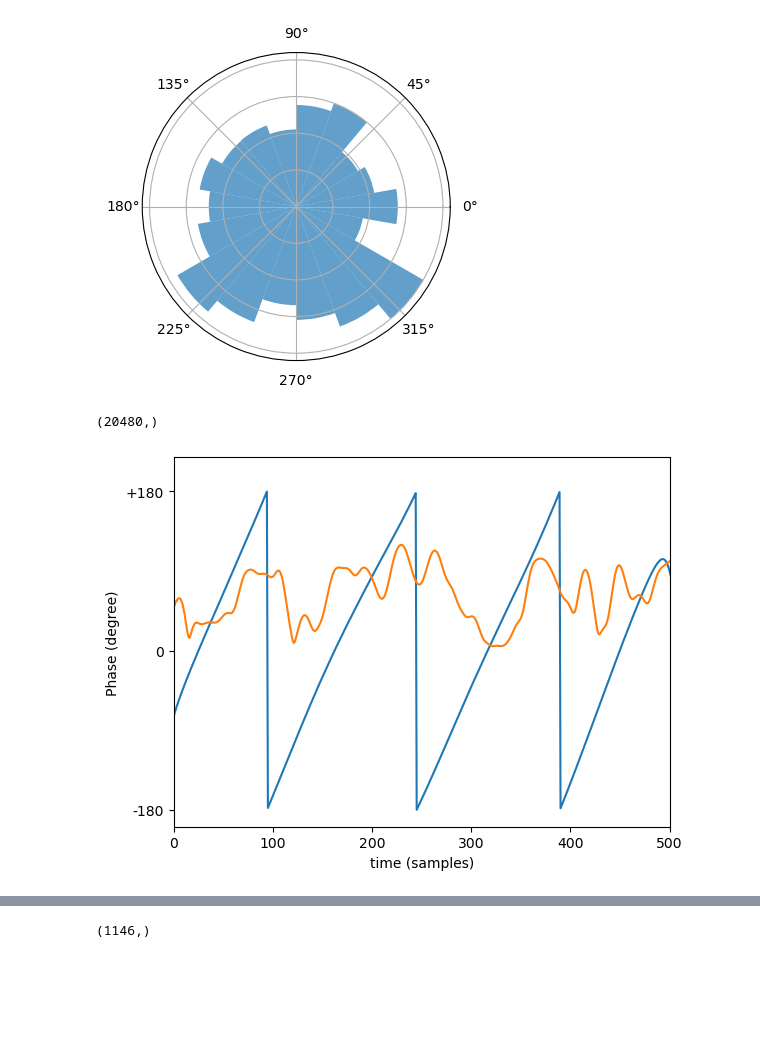
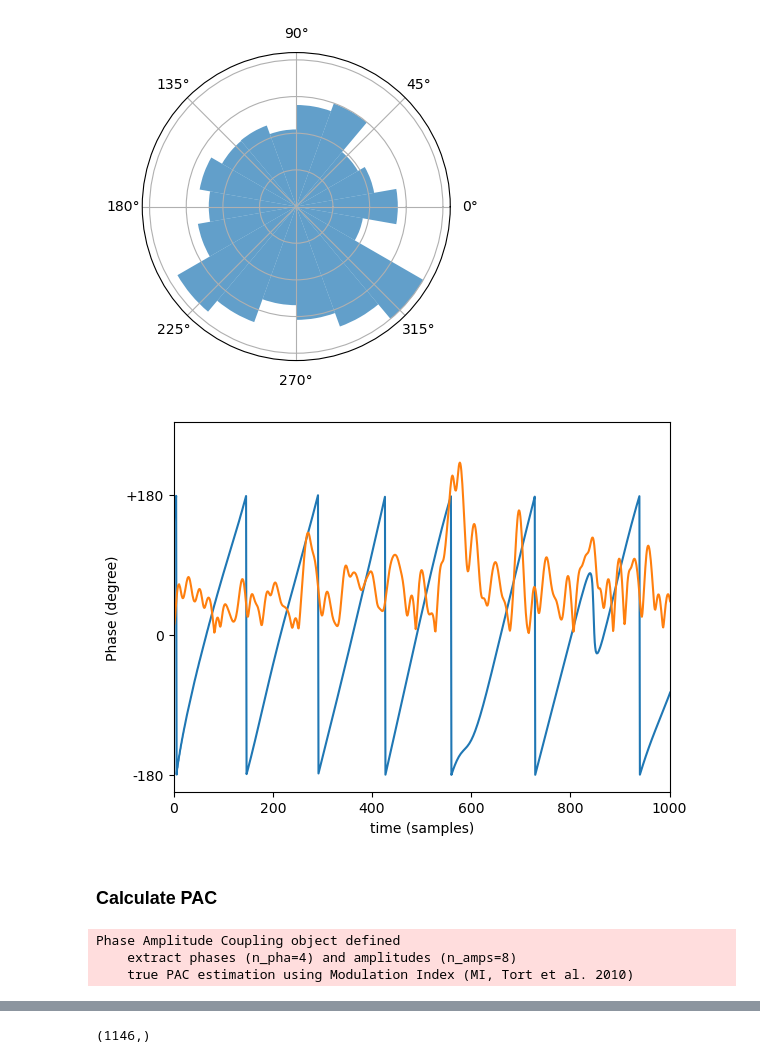
Before and after one commit to jgvhabets/dyskinesia_neurophys, a Jupyter notebook: code/notebooks/feat_dev.ipynb, the cells around one changed output, grey strips where cells are left out. Saved outputs shown, nothing was run; the diff lists cells and outputs as text; code cells hidden in the pictures; blank space fills up the shorter version.

```diff
--- a/code/notebooks/feat_dev.ipynb
+++ b/code/notebooks/feat_dev.ipynb
@@ -385,7 +385,7 @@ importlib.reload(ssd)
 
 # try to call from feats_extract_multivar.py
 ssd_014 = ssd.get_subject_SSDs(
-    sub='014', incl_stn=False,
+    sub='014', incl_stn=True,
     ft_setting_fname='ftExtr_spectral_v1.json',)
 # %% [output]
         ...loaded SSD windowed-data and meta-info for ecog_right of sub-014
@@ -465,23 +464,22 @@ phaseplot.plot_rose_axis(radians=rad_diff)
 [figure]
 [figure]
 # %%
-sig_phase = ssds.lo_beta.copy()
-sig_ampl = ssds.broad_gamma.copy()
-sig = ssds.lo_beta.copy()
-print(sig.shape)
+sig_phase = ssd_014.ecog_right.lo_beta[10].copy()
+sig_ampl = ssd_014.ecog_right.broad_gamma[10].copy()
+# sig = ssds.lo_beta.copy()
+
 a_phase = signal.hilbert(x=sig_phase,)
 a_ampl = signal.hilbert(x=sig_ampl,)
 phase = np.angle(a_phase)
-# phase_deg = phase * (180 / np.pi)
+phase_deg = np.rad2deg(phase)  #phase * (180 / np.pi)
 ampl = abs(a_ampl)
 plt.plot(phase)
 plt.plot(ampl)
-plt.xlim(0, 500)
+plt.xlim(0, 1000)
 plt.yticks([-np.pi, 0, np.pi],
            labels=['-180', '0', '+180'],)
 plt.ylabel('Phase (degree)')
 plt.xlabel('time (samples)')
 plt.show()
 # %% [output]
-(20480,)
-[figure, old version]
+[figure, new version]
@@ -490,2 +486,4 @@ import tensorpac
+# %% [markdown]
+### Calculate PAC
 # %%
 from tensorpac import Pac
@@ -492,3 +493,17 @@ from tensorpac import Pac
+# %%
+importlib.reload(phase_fts)
+
+pac_values = phase_fts.calculate_PAC_matrix(
+    sig_pha=ssd_014.ecog_right.lo_beta,
+    sig_amp=ssd_014.ecog_right.narrow_gamma,
+    fs=ssd_014.ecog_right.fs,
+    freq_range_pha=SETTINGS['SPECTRAL_BANDS']['lo_beta'],
+    freq_range_amp=SETTINGS['SPECTRAL_BANDS']['narrow_gamma']
+)
+# %% [output]
+Phase Amplitude Coupling object defined
+    extract phases (n_pha=4) and amplitudes (n_amps=8)
+    true PAC estimation using Modulation Index (MI, Tort et al. 2010)
 # %%
 # create settings for PAC calculation
 pac_settings = {'phase': {}, 'ampl': {}}
```
Also changed, not shown: parts of 14 cells of this notebook, 3 other files.
